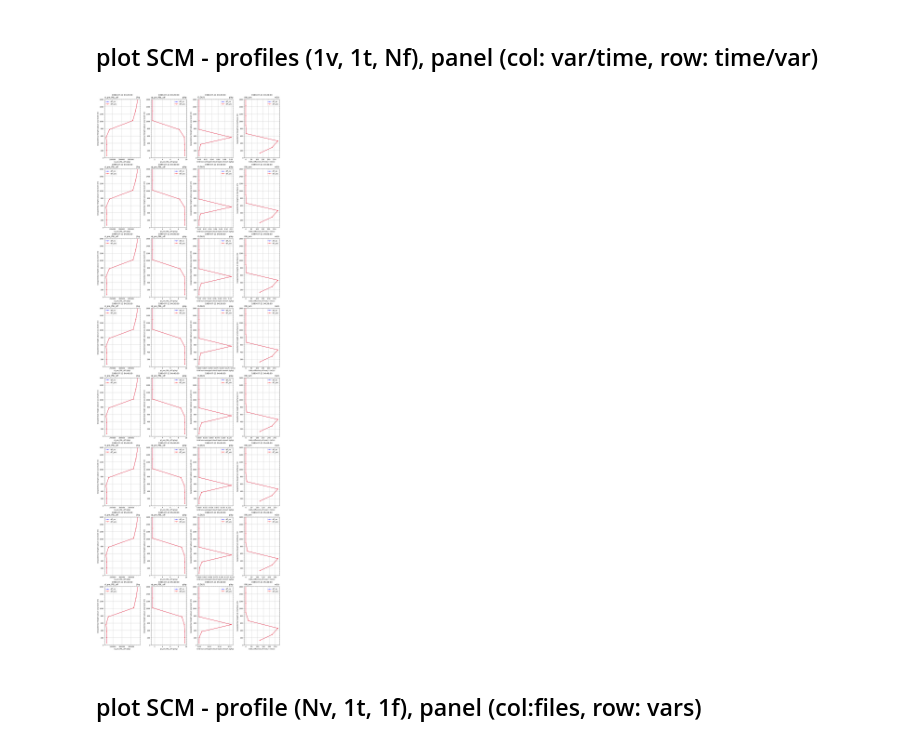
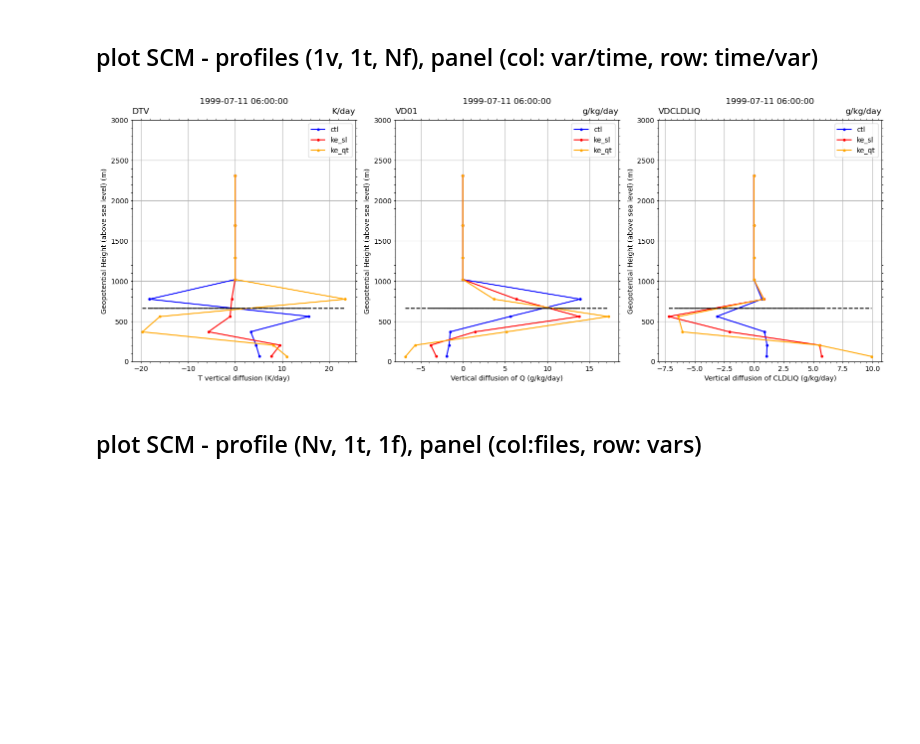
Before and after one commit to yihsuanchen/TaiESM_ideas_test, a Jupyter notebook: TaiESM_Sc_entrain/plot/plot-var_2d_time_lev-cn_xy_flexible-TaiESM_hindcast.ipynb, the cells around one changed output. Drawn from its saved outputs; the diff is of its cells as text; code cells hidden in the pictures; blank space fills up the shorter version.

```diff
--- a/TaiESM_Sc_entrain/plot/plot-var_2d_time_lev-cn_xy_flexible-TaiESM_hindcast.ipynb
+++ b/TaiESM_Sc_entrain/plot/plot-var_2d_time_lev-cn_xy_flexible-TaiESM_hindcast.ipynb
@@ -2144,6 +2144,7 @@ def plot_xy_profile_Nv1t1f(ax, ds, lev_1d, var_list, title=None,
     for i, var_name in enumerate(var_list):
         if var_name in ds:
             var_1d_lev_1t = yhc.unit_convert(ds[var_name].isel(time=time_idx))
+            pblh = ds["PBLH"].isel(time=time_idx)
             lev_1d_1t = lev_1d.isel(time=time_idx)
             units = getattr(var_1d_lev_1t, "units", " ")
 
@@ -2168,6 +2169,10 @@ def plot_xy_profile_Nv1t1f(ax, ds, lev_1d, var_list, title=None,
                 plot_kwargs[key] = style_dict[key]
 
             ax.plot(var_1d_lev_1t, lev_1d_1t, **plot_kwargs)
+
+            #--- plot PBLH
+            ax.plot([var_1d_lev_1t.min(), var_1d_lev_1t.max()],[pblh,pblh], color="black", linestyle='--')
+
         else:
             warnings.warn(f"func [{func_name}]: Variable '{var_name}' not found in the dataset.", UserWarning)
 
@@ -2198,6 +2203,8 @@ def plot_xy_profile_Nv1t1f(ax, ds, lev_1d, var_list, title=None,
     ax.tick_params(axis='y', which='both', right=True)  # Ticks on the right
 
     ax.minorticks_on()
+
+
 
 #-----------
 # do_test
@@ -3605,6 +3612,7 @@ def plot_xy_profile_1v1tNf(ax, ds_list, yy_list, lev_select, var_name, opt_dict,
     for i, (ds, yy) in enumerate(zip(ds_list, yy_list)):
         if var_name in ds:
             var_1d_lev_1t = yhc.unit_convert(ds[var_name].isel(time=time_idx))
+            pblh = ds["PBLH"].isel(time=time_idx)
 
             # set level_select_work
             if "ilev" in var_1d_lev_1t.coords and lev_select == "Z3":
@@ -3621,6 +3629,9 @@ def plot_xy_profile_1v1tNf(ax, ds_list, yy_list, lev_select, var_name, opt_dict,
                     color=opt_dict["colors"][i],
                     linestyle=opt_dict["linestyles"][i],
                     marker=opt_dict["markers"][i])
+
+            #--- plot PBLH
+            ax.plot([var_1d_lev_1t.min(), var_1d_lev_1t.max()], [pblh,pblh], color="black", linestyle="--")
 
             if title is None: title = var_1d_lev_1t["time"].values
             long_name = getattr(var_1d_lev_1t, "long_name", None)
@@ -4290,7 +4334,8 @@ AttributeError: 'Dataset' object has no attribute 'u_pre_PBL_off'
 # %% [markdown]
 ## determine files to plot
 # %%
-opt_label = "test01"
+#opt_label = "test01"
+opt_label = "test02"
 
 #labels = ["rf01_orig_tpdf", "rf01_yhc_tpdf"]
 #labels = ["rf02_orig_tpdf", "rf02_yhc_tpdf"]
@@ -4302,8 +4347,16 @@ if opt_label == "test01":
     #labels = ["ctl","off_no","off_yes"]
     #colors = ["black","blue","red"]
 
-    labels = ["off_no","off_yes"]
+    labels = ["off_yes","off_no"]
     colors = ["blue","red"]
+
+elif opt_label == "test02":
+    #labels = ["ctl","off_no","off_yes"]
+    #colors = ["black","blue","red"]
+
+    #labels = ["kvh0","kvh2","kvh3"]
+    labels = ["ctl","ke_sl","ke_qt"]
+    colors = ["blue","red","orange"]
 
 
 else:
@@ -4396,38 +4449,49 @@ var_names_qltend = ['QLTEND_TOT', 'DQLCORE', 'PTECLDLIQ', 'ZMDLIQ', 'CMFDLIQ', '
 
 var_names = ["CLDLIQ","UW_ql", "UW_qrl", "UW_tke",
              "UW_kvh","T","DTV",
              "UW_kvh","Q","VD01",
             ]
 
-var_names = ["sl_pre_PBL_off","qt_pre_PBL_off", "CLDLIQ", "UW_kvh"]
+#var_names = ["sl_pre_PBL","sl_pre_PBL_off", "sl_aft_PBL_off", "slten_PBL_off", "UW_kvh", "ql_pre_PBL"]
+#var_names = ["UW_kvh", "ql_pre_PBL", "slten_PBL_off", "qtten_PBL_off"]
+#var_names = ["ql_pre_PBL","tten_PBL_off", "qvten_PBL_off","qlten_PBL_off"]
+#var_names = ["ql_pre_PBL","KVH_off","tten_PBL_off", "qvten_PBL_off","qlten_PBL_off"]
+
+#var_names = ["qt_pre_PBL","qt_pre_PBL_off", "qt_aft_PBL_off", "qtten_PBL_off", "UW_kvh", "CLDLIQ"]
+#var_names = ["t_pre_PBL","t_pre_PBL_off", "t_aft_PBL_off", "tten_PBL_off", "UW_kvh", "CLDLIQ"]
+#var_names = ["qv_pre_PBL","qv_pre_PBL_off", "qv_aft_PBL_off", "qvten_PBL_off", "UW_kvh", "CLDLIQ"]
+
+
 #var_names = ["Q","UW_tke", "UW_kvh","VD01"]
 #var_names = ["sl_pre_PBL","UW_tke", "UW_kvh","slten_PBL"]
 #var_names = ["UW_tke", "UW_kvh","slten_PBL"]
 #var_names = ["CLDLIQ","UW_tke", "UW_kvh","UW_wet"]
+var_names = ["DTV","VD01","VDCLDLIQ"]
 
 #var_names = ["THETA_L","Q","RELHUM","CLDLIQ","CLOUD"] #, "ICWMR"] #+ var_names_qltend
 #var_names = ['MACPDLIQ', 'MPDLIQ', 'VDCLDLIQ']
 #var_names = ["UW_tke", "UW_kvh", "DTV", "VD01"]
 
 xmin_xmax = None
 #xmin_xmax = [(280,295), (0,10), (0,100)]
-ymin_ymax = [(0,1600)]*len(var_names)*2
+ymin_ymax = [(0,3000)]*len(var_names)*2
 
 #time_idxes = np.arange(0,7)
-time_idxes = np.arange(10,18)
+#time_idxes = np.arange(10,18)
+#time_idxes = np.arange(21,24)
 
 #time_idxes = None
 #time_idxes = [0,1,5,6]
-#time_idxes = [6]
+time_idxes = [18]
 
 panel_opt = "CvRt"
 #panel_opt = "CtRv"
 plot_xy_profile_1v1tNf_panel(ds_list, yy_list, var_names, opt_dict,
                              lev_select=lev_select,  time_idxes=time_idxes,
                               xmin_xmax=xmin_xmax, ymin_ymax=ymin_ymax, panel_opt=panel_opt,
                               axes=None)
 # %% [output]
-[figure, old version]
+[figure, new version]
 # %% [markdown]
 ## plot SCM - profile (Nv, 1t, 1f), panel (col:files, row: vars)
 # %%
```
Also changed, not shown: parts of 8 cells of this notebook.
